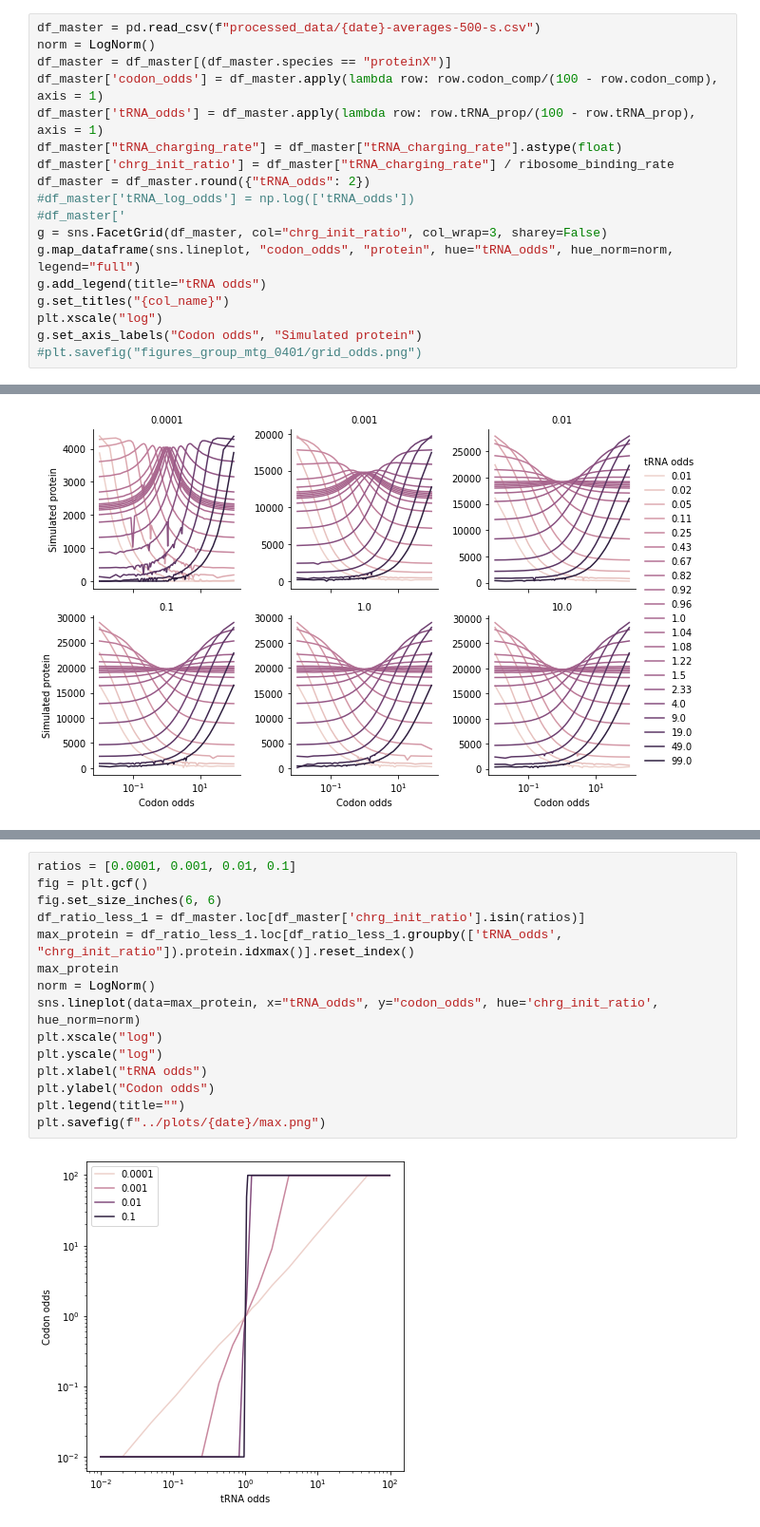
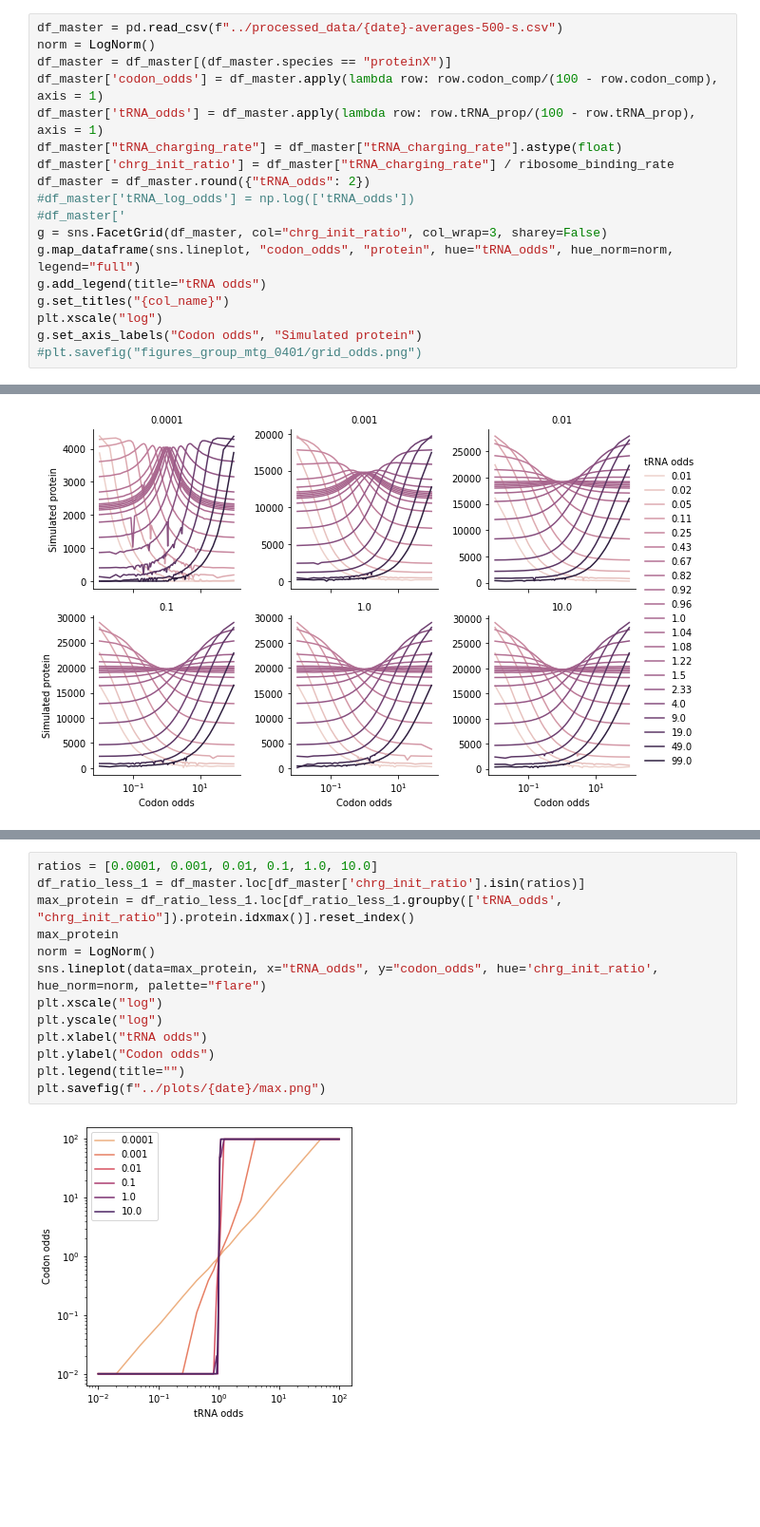
Before and after one commit to alexismhill3/tRNA-dynamics, a Jupyter notebook: notebooks/may-3-2022.ipynb, the cells around one changed output, grey strips where cells are left out. Shown: that part at 95% size. Drawn from its saved outputs; the diff is of its cells as text; blank space fills up the shorter version.

Commit message:
figures for group mtg may 19

```diff
--- a/notebooks/may-3-2022.ipynb
+++ b/notebooks/may-3-2022.ipynb
@@ -151,5 +153,5 @@ df_master.to_csv(f"processed_data/{date}-averages-500-s.csv")
 # %%
-df_master = pd.read_csv(f"processed_data/{date}-averages-500-s.csv")
+df_master = pd.read_csv(f"../processed_data/{date}-averages-500-s.csv")
 norm = LogNorm()
 df_master = df_master[(df_master.species == "proteinX")]
 df_master['codon_odds'] = df_master.apply(lambda row: row.codon_comp/(100 - row.codon_comp), axis = 1)
@@ -198,18 +232,16 @@ plt.savefig(f"../plots/{date}/grid.png")
 # %%
-ratios = [0.0001, 0.001, 0.01, 0.1]
-fig = plt.gcf()
-fig.set_size_inches(6, 6)
+ratios = [0.0001, 0.001, 0.01, 0.1, 1.0, 10.0]
 df_ratio_less_1 = df_master.loc[df_master['chrg_init_ratio'].isin(ratios)]
 max_protein = df_ratio_less_1.loc[df_ratio_less_1.groupby(['tRNA_odds', "chrg_init_ratio"]).protein.idxmax()].reset_index()
 max_protein
 norm = LogNorm()
-sns.lineplot(data=max_protein, x="tRNA_odds", y="codon_odds", hue='chrg_init_ratio', hue_norm=norm)
+sns.lineplot(data=max_protein, x="tRNA_odds", y="codon_odds", hue='chrg_init_ratio', hue_norm=norm, palette="flare")
 plt.xscale("log")
 plt.yscale("log")
 plt.xlabel("tRNA odds")
 plt.ylabel("Codon odds")
 plt.legend(title="")
 plt.savefig(f"../plots/{date}/max.png")
 # %% [output]
-[figure, old version]
+[figure, new version]
 # %%
```
Also changed, not shown: parts of 8 cells of this notebook, 7 other files.
